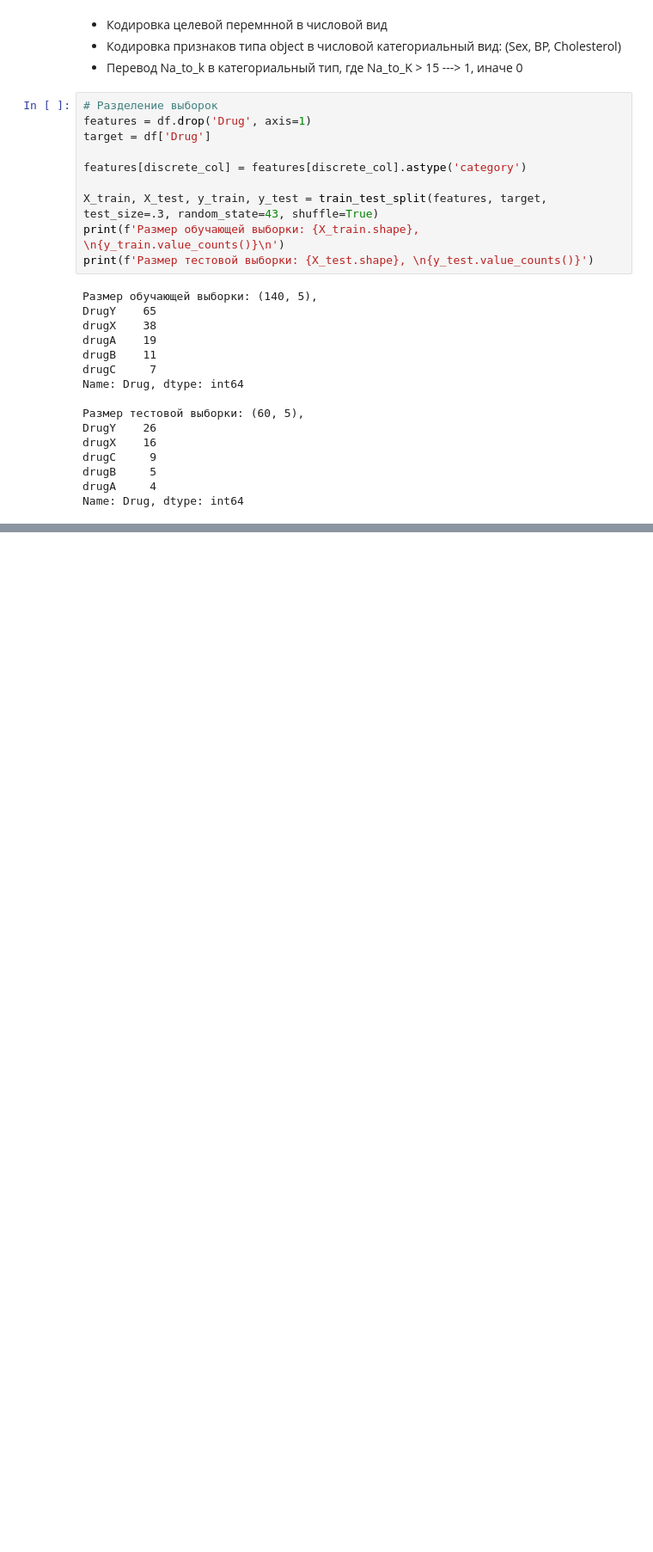
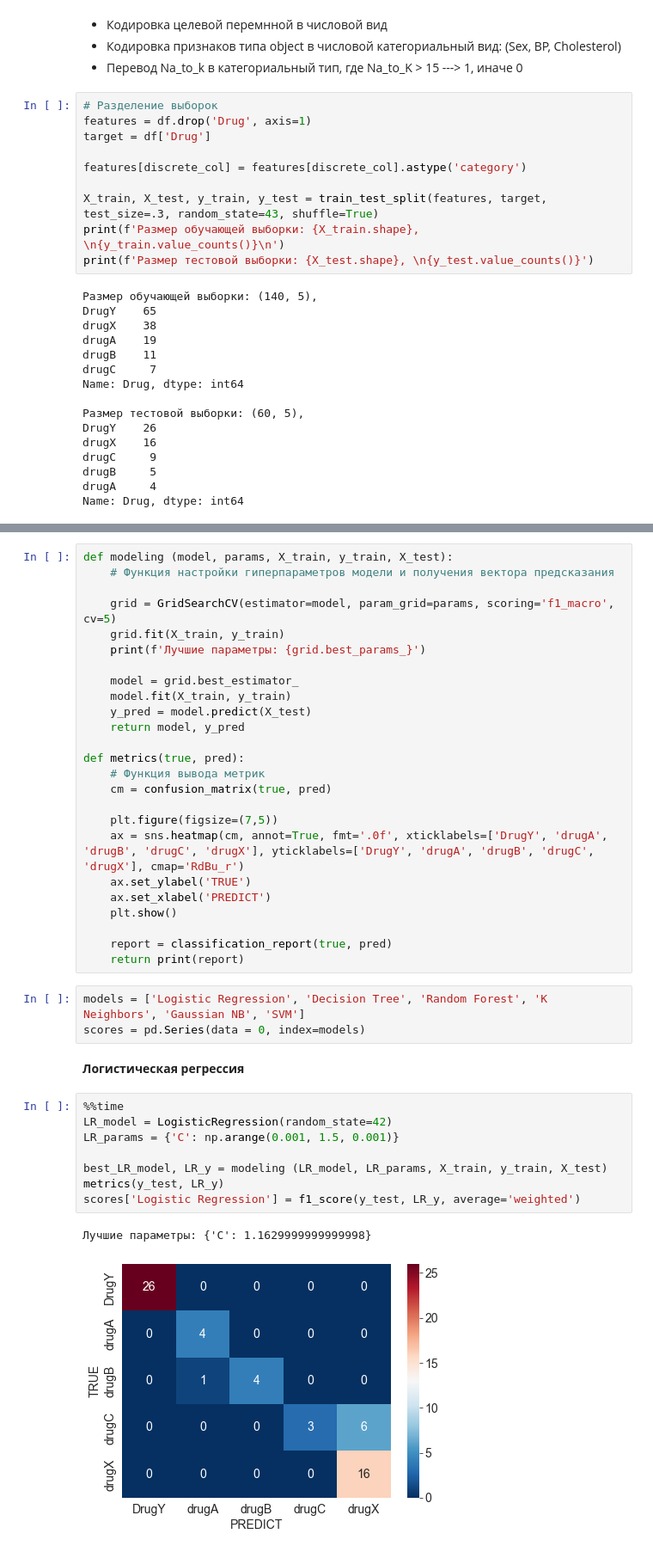
Before and after one commit to LeaReys/drug_dataset, a Jupyter notebook: drug_cl.ipynb, the cells around one changed output, grey strips where cells are left out. Shown: that part at 86% size. Saved outputs shown, nothing was run; the diff lists cells and outputs as text; blank space fills up the shorter version.

```diff
--- a/drug_cl.ipynb
+++ b/drug_cl.ipynb
@@ -407,0 +411,41 @@ Drug [0, 1, 2, 3, 4] = ['DrugY' 'drugA' 'drugB' 'drugC' 'drugX']
+# %%
+def modeling (model, params, X_train, y_train, X_test):
+    # Функция настройки гиперпараметров модели и получения вектора предсказания
+
+    grid = GridSearchCV(estimator=model, param_grid=params, scoring='f1_macro', cv=5)
+    grid.fit(X_train, y_train)
+    print(f'Лучшие параметры: {grid.best_params_}')
+
+    model = grid.best_estimator_
+    model.fit(X_train, y_train)
+    y_pred = model.predict(X_test)
+    return model, y_pred
+
+def metrics(true, pred):
+    # Функция вывода метрик
+    cm = confusion_matrix(true, pred)
+
+    plt.figure(figsize=(7,5))
+    ax = sns.heatmap(cm, annot=True, fmt='.0f', xticklabels=['DrugY', 'drugA', 'drugB', 'drugC', 'drugX'], yticklabels=['DrugY', 'drugA', 'drugB', 'drugC', 'drugX'], cmap='RdBu_r')
+    ax.set_ylabel('TRUE')
+    ax.set_xlabel('PREDICT')
+    plt.show()
+
+    report = classification_report(true, pred)
+    return print(report)
+# %%
+models = ['Logistic Regression', 'Decision Tree', 'Random Forest', 'K Neighbors', 'Gaussian NB', 'SVM']
+scores = pd.Series(data = 0, index=models)
+# %% [markdown]
+**Логистическая регрессия**
+# %%
+%%time
+LR_model = LogisticRegression(random_state=42)
+LR_params = {'C': np.arange(0.001, 1.5, 0.001)}
+
+best_LR_model, LR_y = modeling (LR_model, LR_params, X_train, y_train, X_test)
+metrics(y_test, LR_y)
+scores['Logistic Regression'] = f1_score(y_test, LR_y, average='weighted')
+# %% [output]
+Лучшие параметры: {'C': 1.1629999999999998}
+[figure, added]
```
Also changed, not shown: parts of 27 cells of this notebook.
